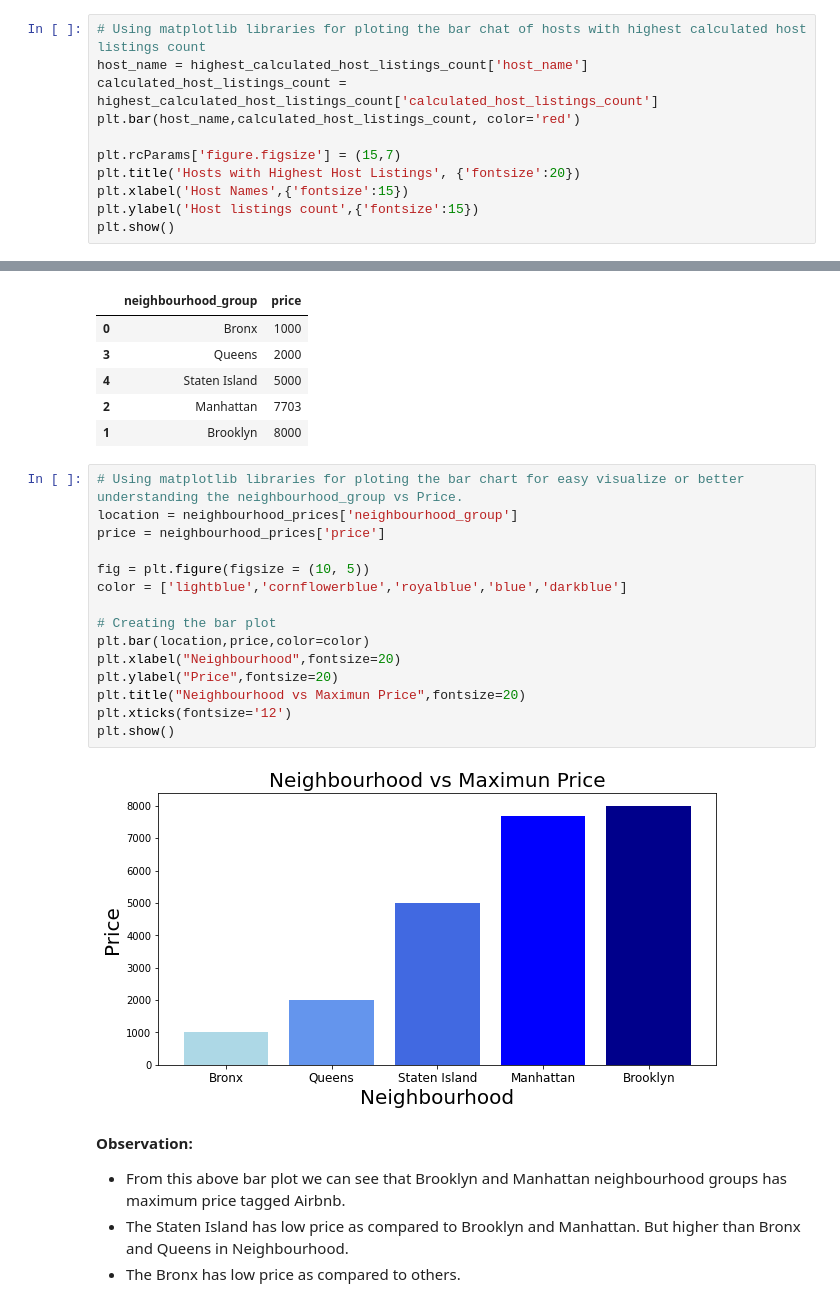
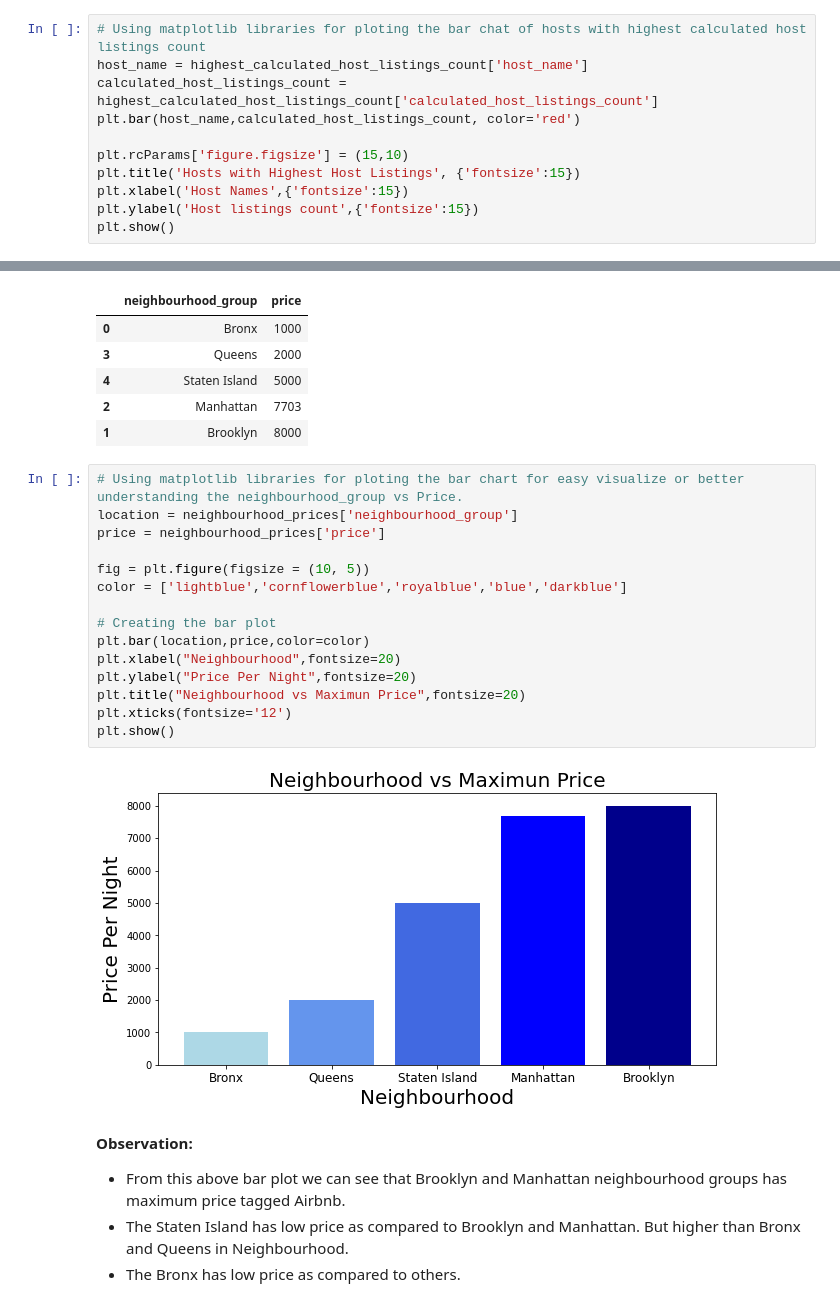
Before and after one commit to NishankRana/Airbnb-Data-Analysis, a Jupyter notebook: Airbnb_Bookings_Analysis_Capstone_Project.ipynb, the cells around one changed output, grey strips where cells are left out. Cells and saved outputs as stored; diff of their text form.

```diff
--- a/Airbnb_Bookings_Analysis_Capstone_Project.ipynb
+++ b/Airbnb_Bookings_Analysis_Capstone_Project.ipynb
@@ -244,8 +244,8 @@ host_name = highest_calculated_host_listings_count['host_name']
 calculated_host_listings_count = highest_calculated_host_listings_count['calculated_host_listings_count']
 plt.bar(host_name,calculated_host_listings_count, color='red')
 
-plt.rcParams['figure.figsize'] = (15,7)
-plt.title('Hosts with Highest Host Listings', {'fontsize':20})
+plt.rcParams['figure.figsize'] = (15,10)
+plt.title('Hosts with Highest Host Listings', {'fontsize':15})
 plt.xlabel('Host Names',{'fontsize':15})
 plt.ylabel('Host listings count',{'fontsize':15})
 plt.show()
@@ -441,20 +441,20 @@ neighbourhood_prices.head(10)
 # %%
 # Using matplotlib libraries for ploting the bar chart for easy visualize or better understanding the neighbourhood_group vs Price.
 location = neighbourhood_prices['neighbourhood_group']
 price = neighbourhood_prices['price']
 
 fig = plt.figure(figsize = (10, 5))
 color = ['lightblue','cornflowerblue','royalblue','blue','darkblue']
 
 # Creating the bar plot
 plt.bar(location,price,color=color)
 plt.xlabel("Neighbourhood",fontsize=20)
-plt.ylabel("Price",fontsize=20)
+plt.ylabel("Price Per Night",fontsize=20)
 plt.title("Neighbourhood vs Maximun Price",fontsize=20)
 plt.xticks(fontsize='12')
 plt.show()
 # %% [output]
-[figure, old version]
+[figure, new version]
 # %% [markdown]
 **Observation:**
 
```
Also changed, not shown: parts of 9 cells of this notebook.
